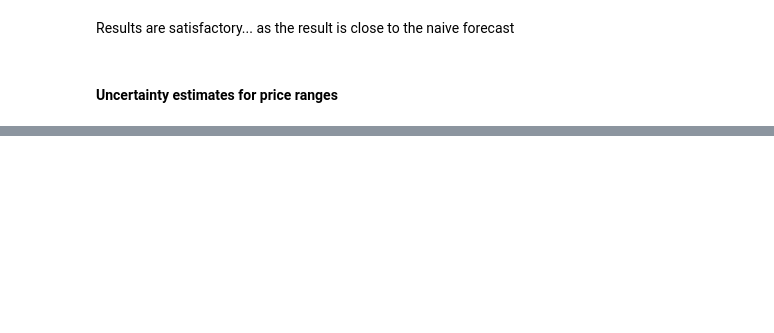
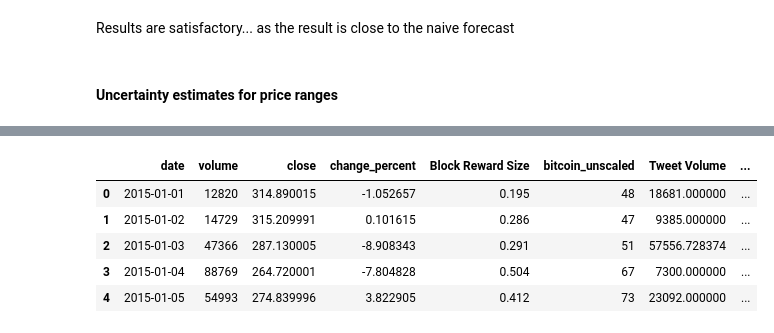
Before and after one commit to Ammar-Raneez/BitForecast, a Jupyter notebook: ml/notebooks/model/multivariate.ipynb, the cells around one changed output, grey strips where cells are left out. Cells and saved outputs as stored; diff of their text form; code cells hidden in the pictures; blank space fills up the shorter version.

```diff
--- a/ml/notebooks/model/multivariate.ipynb
+++ b/ml/notebooks/model/multivariate.ipynb
@@ -772,0 +800,10 @@ point forecast: [39399.7   39924.375 39529.062 38001.246 37288.914 37399.586 361
+# %%
+data.drop(['Unnamed: 0'], axis=1, inplace=True)
+data.head()
+# %% [output]
+|  | date | volume | close | change_percent | Block Reward Size | bitcoin_unscaled | Tweet Volume | ... |
+| 0 | 2015-01-01 | 12820 | 314.890015 | -1.052657 | 0.195 | 48 | 18681.000000 | ... |
+| 1 | 2015-01-02 | 14729 | 315.209991 | 0.101615 | 0.286 | 47 | 9385.000000 | ... |
+| 2 | 2015-01-03 | 47366 | 287.130005 | -8.908343 | 0.291 | 51 | 57556.728374 | ... |
+| 3 | 2015-01-04 | 88769 | 264.720001 | -7.804828 | 0.504 | 67 | 7300.000000 | ... |
+| 4 | 2015-01-05 | 54993 | 274.839996 | 3.822905 | 0.412 | 73 | 23092.000000 | ... |
```
Also changed, not shown: parts of 25 cells of this notebook, 2 other files.
